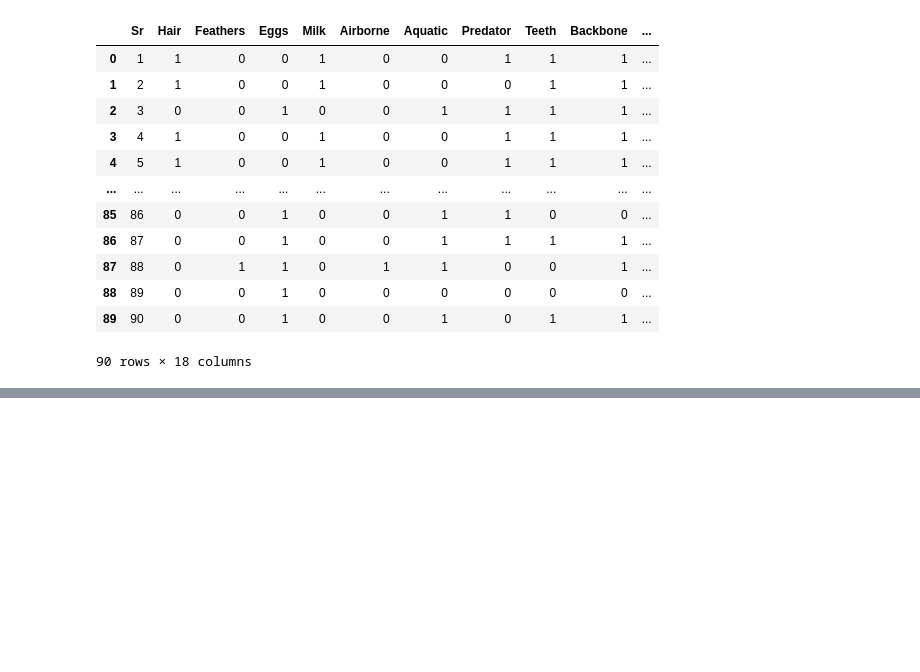
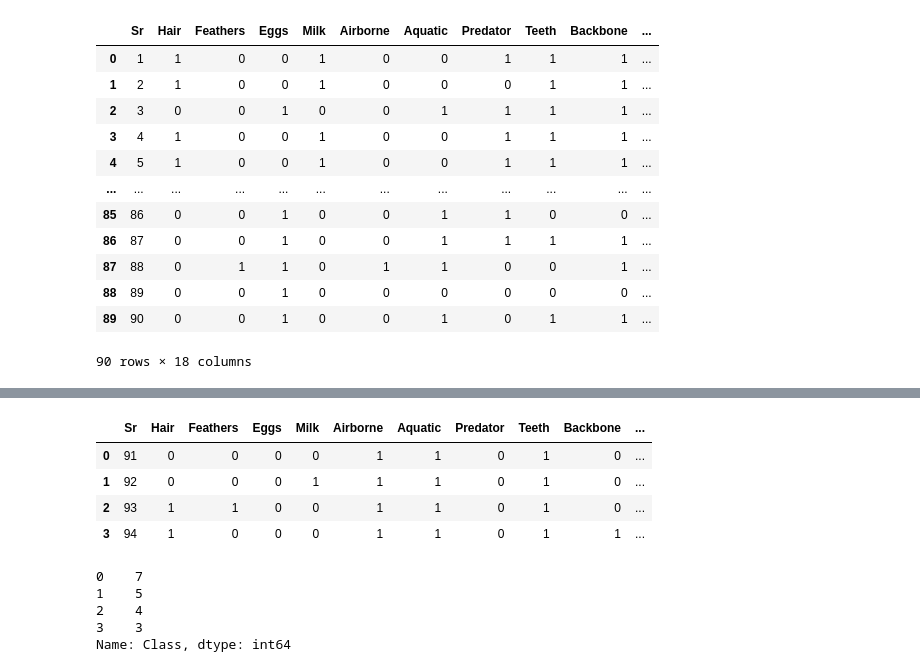
Before and after one commit to natadh/APT3025, a Jupyter notebook: Decision_Trees_(Animals).ipynb, the cells around one changed output, grey strips where cells are left out. Drawn from its saved outputs; the diff is of its cells as text; code cells hidden in the pictures; blank space fills up the shorter version.

```diff
--- a/Decision_Trees_(Animals).ipynb
+++ b/Decision_Trees_(Animals).ipynb
@@ -28,0 +120,5 @@ from sklearn import tree
+# %%
+testData =[[91, 0, 0, 0, 0, 1, 1, 0, 1, 0, 0, 0, 0, 1, 1, 0, 1, 7],
+           [92, 0, 0, 0, 1, 1, 1, 0, 1, 0, 1, 0, 0, 1, 0, 0, 1, 5],
+           [93, 1, 1, 0, 0, 1, 1, 0, 1, 0, 1, 1, 0, 1, 0, 1, 1, 4],
+           [94, 1, 0, 0, 0, 1, 1, 0, 1, 1, 1, 0, 0, 1, 1, 0, 1, 3]]
@@ -28,0 +139,10 @@ from sklearn import tree
+# %%
+testData = pd.DataFrame(testData, columns=data.columns)
+# %%
+testData
+# %% [output]
+|  | Sr | Hair | Feathers | Eggs | Milk | Airborne | Aquatic | Predator | Teeth | Backbone | ... |
+| 0 | 91 | 0 | 0 | 0 | 0 | 1 | 1 | 0 | 1 | 0 | ... |
+| 1 | 92 | 0 | 0 | 0 | 1 | 1 | 1 | 0 | 1 | 0 | ... |
+| 2 | 93 | 1 | 1 | 0 | 0 | 1 | 1 | 0 | 1 | 0 | ... |
+| 3 | 94 | 1 | 0 | 0 | 0 | 1 | 1 | 0 | 1 | 1 | ... |
@@ -28,0 +151,8 @@ from sklearn import tree
+# %%
+testY
+# %% [output]
+0    7
+1    5
+2    4
+3    3
+Name: Class, dtype: int64
```
Also changed, not shown: parts of 45 cells of this notebook.
